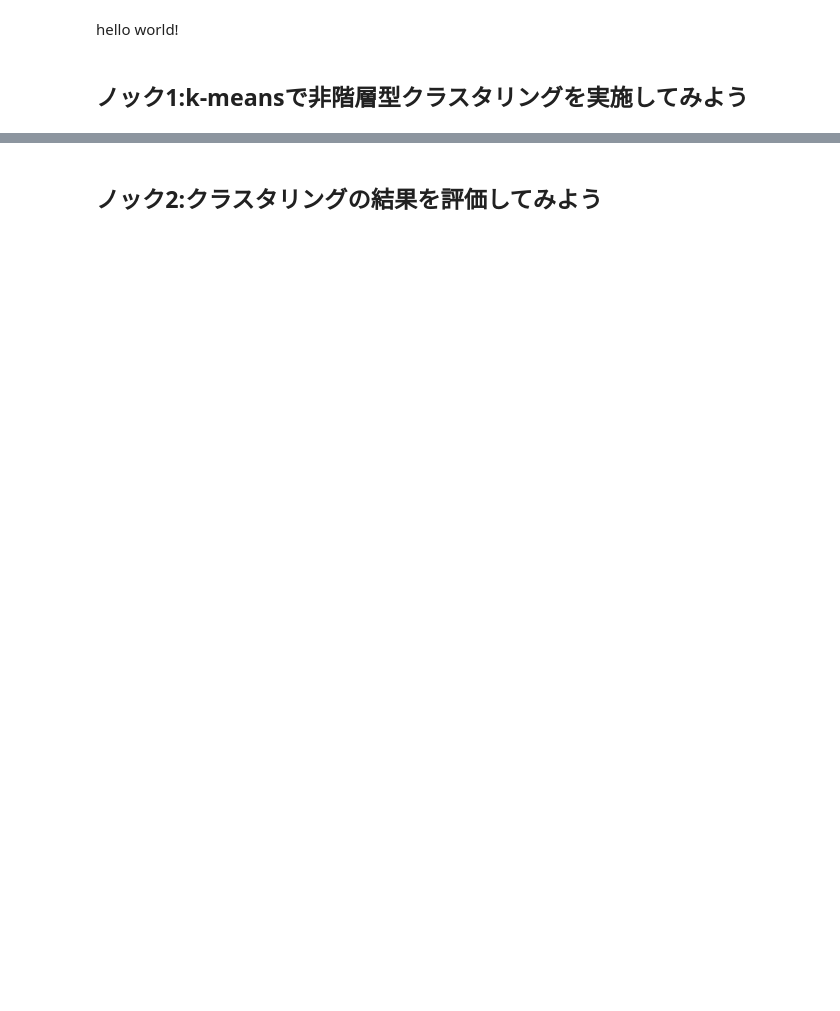
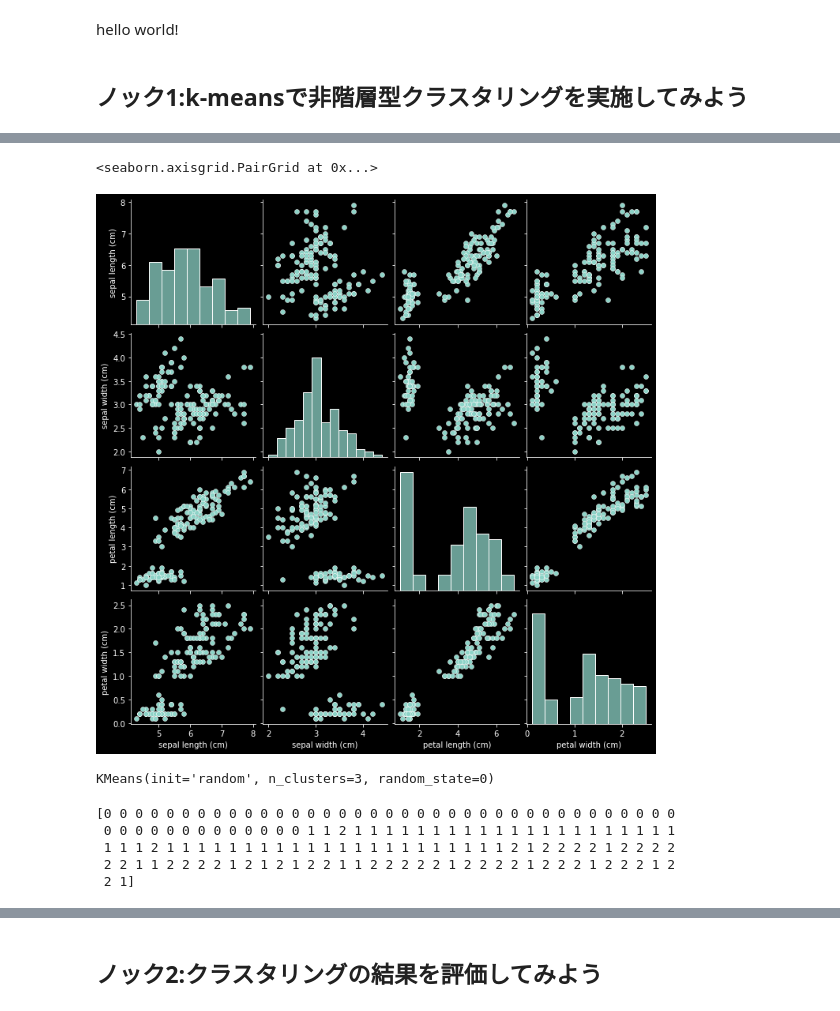
Before and after one commit to BP-Test/01_python_100knock_ai_model, a Jupyter notebook: chapter-1/chapter-1.ipynb, the cells around one changed output, grey strips where cells are left out. Saved outputs shown, nothing was run; the diff lists cells and outputs as text; code cells hidden in the pictures; blank space fills up the shorter version.

```diff
--- a/chapter-1/chapter-1.ipynb
+++ b/chapter-1/chapter-1.ipynb
@@ -65,0 +125,3 @@ display(f'data size:{iris.data.shape}')
+# %%
+df_iris = pd.DataFrame(iris.data, columns=iris.feature_names)
+df_iris.head()
@@ -65,0 +147,3 @@ display(f'data size:{iris.data.shape}')
+# %%
+df_temp = df_iris.copy()
+df_temp.head()
@@ -65,0 +157,21 @@ display(f'data size:{iris.data.shape}')
+# %%
+sns.pairplot(df_temp)
+# %% [output]
+<seaborn.axisgrid.PairGrid at 0x...>
+[figure, added]
+# %%
+
+model = KMeans(n_clusters=3, random_state=0, init='random')
+cls_data = df_iris.copy()
+model.fit(cls_data)
+# %% [output]
+KMeans(init='random', n_clusters=3, random_state=0)
+# %%
+cluster = model.predict(cls_data)
+print(cluster)
+# %% [output]
+[0 0 0 0 0 0 0 0 0 0 0 0 0 0 0 0 0 0 0 0 0 0 0 0 0 0 0 0 0 0 0 0 0 0 0 0 0
+ 0 0 0 0 0 0 0 0 0 0 0 0 0 1 1 2 1 1 1 1 1 1 1 1 1 1 1 1 1 1 1 1 1 1 1 1 1
+ 1 1 1 2 1 1 1 1 1 1 1 1 1 1 1 1 1 1 1 1 1 1 1 1 1 1 2 1 2 2 2 2 1 2 2 2 2
+ 2 2 1 1 2 2 2 2 1 2 1 2 1 2 2 1 1 2 2 2 2 2 1 2 2 2 2 1 2 2 2 1 2 2 2 1 2
+ 2 1]
```
Also changed, not shown: parts of 21 cells of this notebook.
